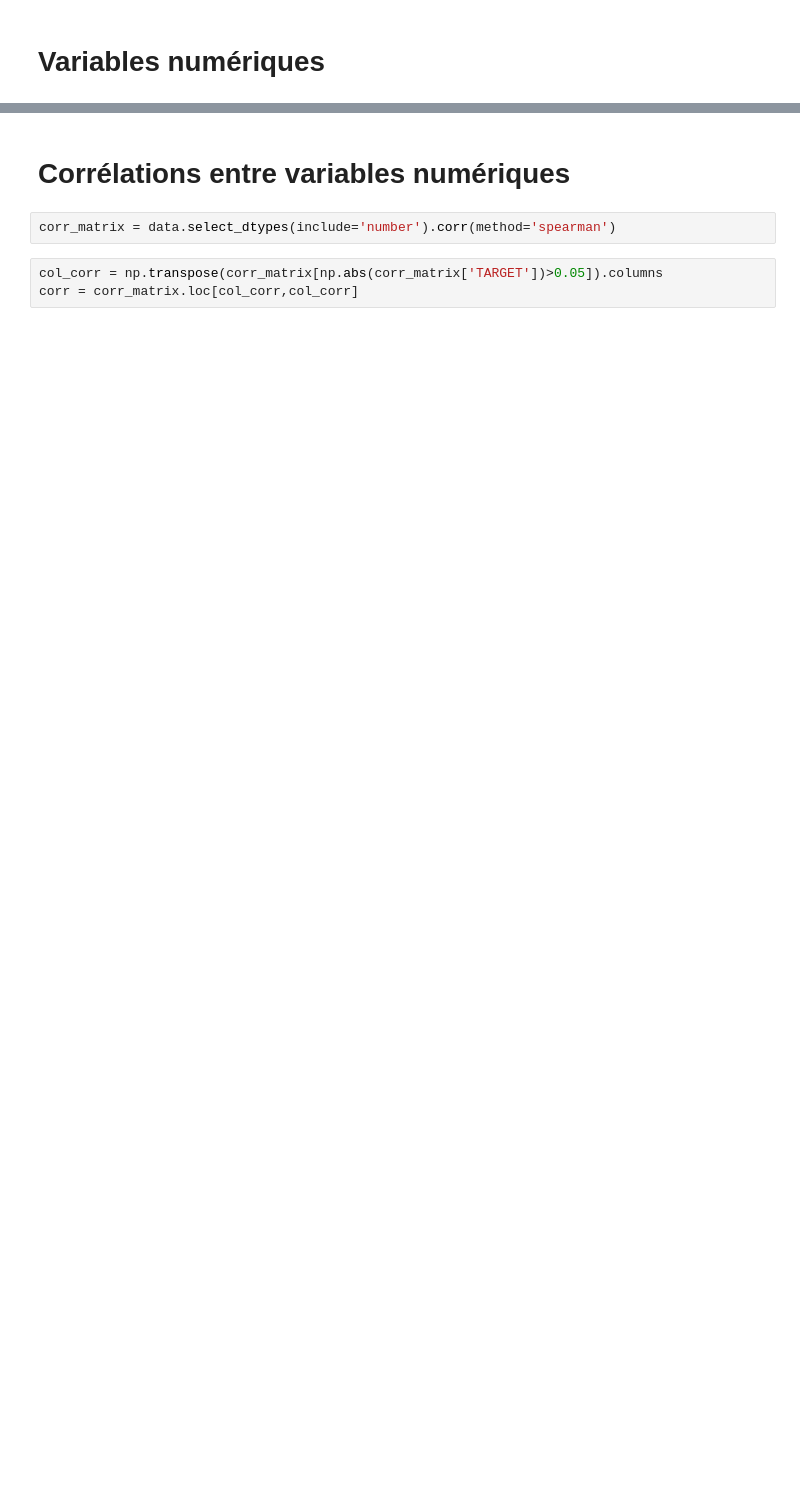
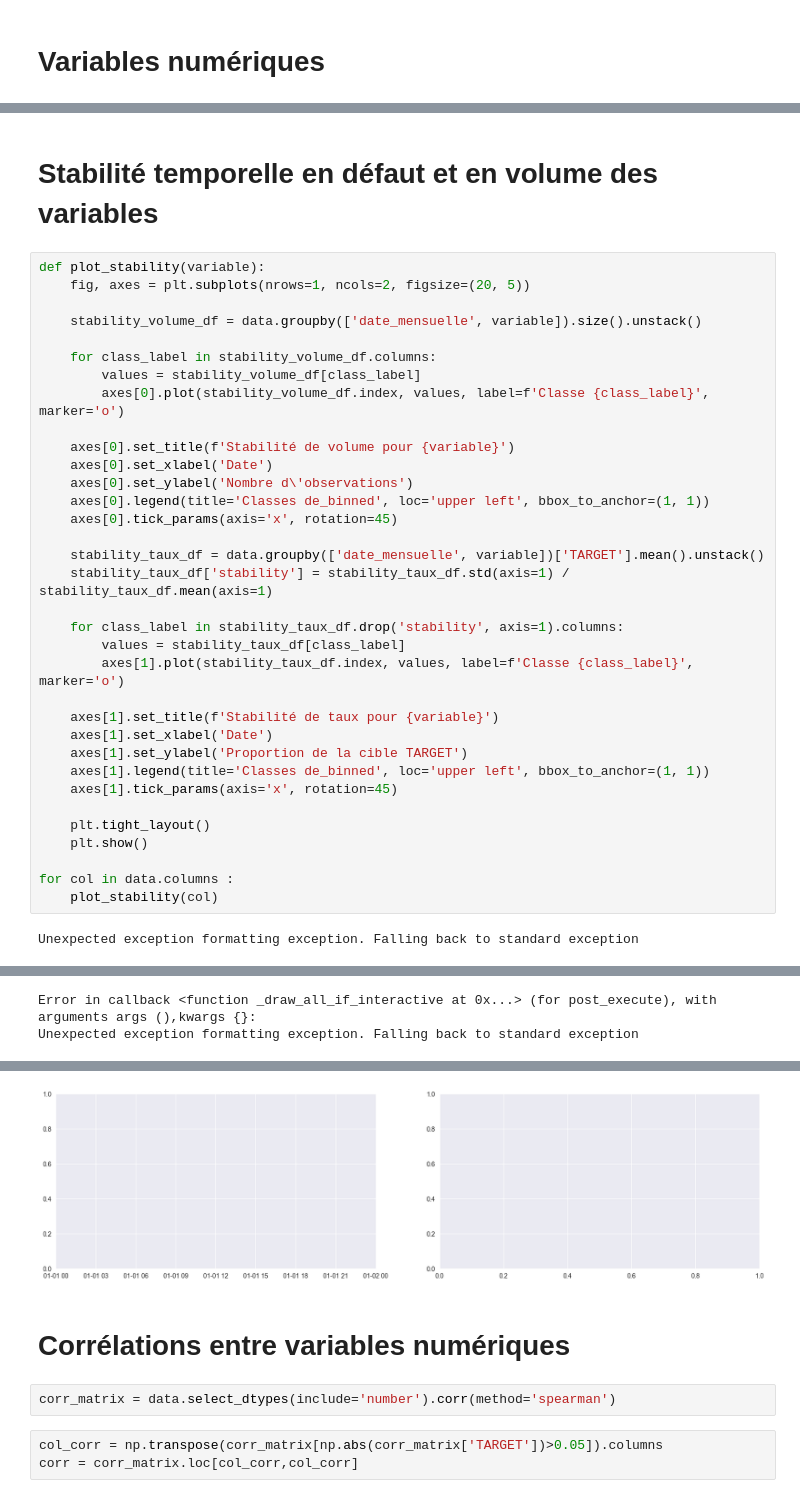
Before and after one commit to SamuelBaheux/Challenge_Nexialog, a Jupyter notebook: Analyse exploratoire.ipynb, the cells around one changed output, grey strips where cells are left out. Cells and saved outputs as stored; diff of their text form; blank space fills up the shorter version.

```diff
--- a/Analyse exploratoire.ipynb
+++ b/Analyse exploratoire.ipynb
@@ -260,0 +259,38 @@ plt.show()
+# %% [markdown]
+# Stabilité temporelle en défaut et en volume des variables
+# %%
+def plot_stability(variable):
+    fig, axes = plt.subplots(nrows=1, ncols=2, figsize=(20, 5))
+
+    stability_volume_df = data.groupby(['date_mensuelle', variable]).size().unstack()
+
+    for class_label in stability_volume_df.columns:
+        values = stability_volume_df[class_label]
+        axes[0].plot(stability_volume_df.index, values, label=f'Classe {class_label}', marker='o')
+
+    axes[0].set_title(f'Stabilité de volume pour {variable}')
+    axes[0].set_xlabel('Date')
+    axes[0].set_ylabel('Nombre d\'observations')
+    axes[0].legend(title='Classes de_binned', loc='upper left', bbox_to_anchor=(1, 1))
+    axes[0].tick_params(axis='x', rotation=45)
+
+    stability_taux_df = data.groupby(['date_mensuelle', variable])['TARGET'].mean().unstack()
+    stability_taux_df['stability'] = stability_taux_df.std(axis=1) / stability_taux_df.mean(axis=1)
+
+    for class_label in stability_taux_df.drop('stability', axis=1).columns:
+        values = stability_taux_df[class_label]
+        axes[1].plot(stability_taux_df.index, values, label=f'Classe {class_label}', marker='o')
+
+    axes[1].set_title(f'Stabilité de taux pour {variable}')
+    axes[1].set_xlabel('Date')
+    axes[1].set_ylabel('Proportion de la cible TARGET')
+    axes[1].legend(title='Classes de_binned', loc='upper left', bbox_to_anchor=(1, 1))
+    axes[1].tick_params(axis='x', rotation=45)
+
+    plt.tight_layout()
+    plt.show()
+
+for col in data.columns :
+    plot_stability(col)
+# %% [output]
+Unexpected exception formatting exception. Falling back to standard exception
@@ -260,0 +314,2 @@ plt.show()
+Error in callback <function _draw_all_if_interactive at 0x...> (for post_execute), with arguments args (),kwargs {}:
+Unexpected exception formatting exception. Falling back to standard exception
@@ -261,3 +333,4 @@ plt.show()
+[figure, added]
 # %% [markdown]
 # Corrélations entre variables numériques
 # %%
```
Also changed, not shown: parts of 13 cells of this notebook, 1 other file.
